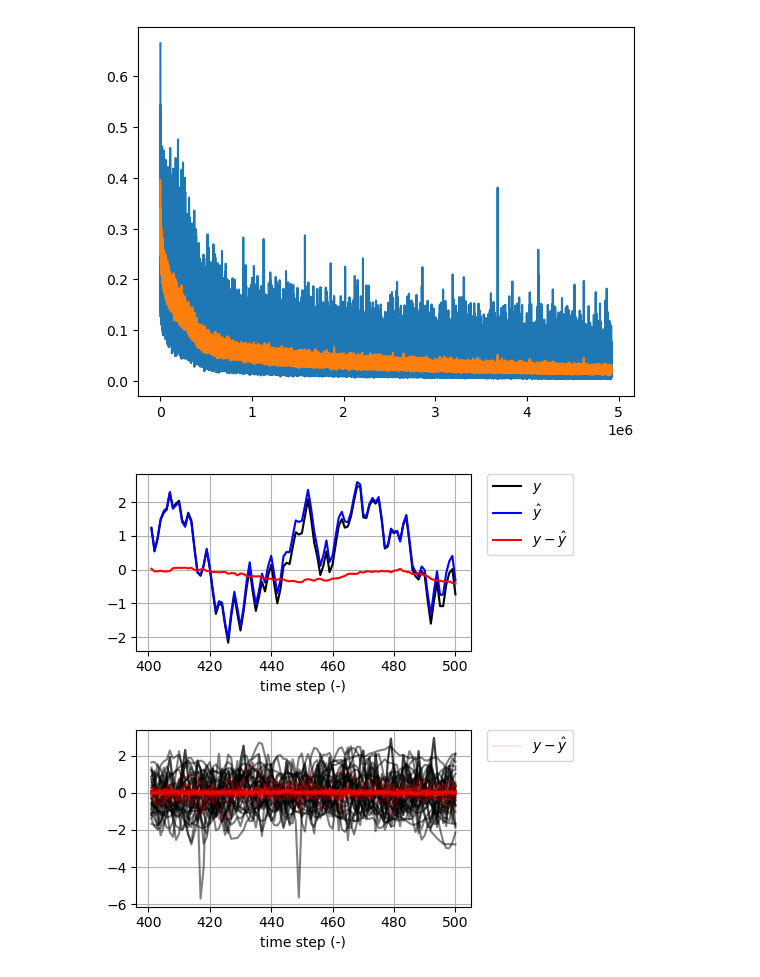
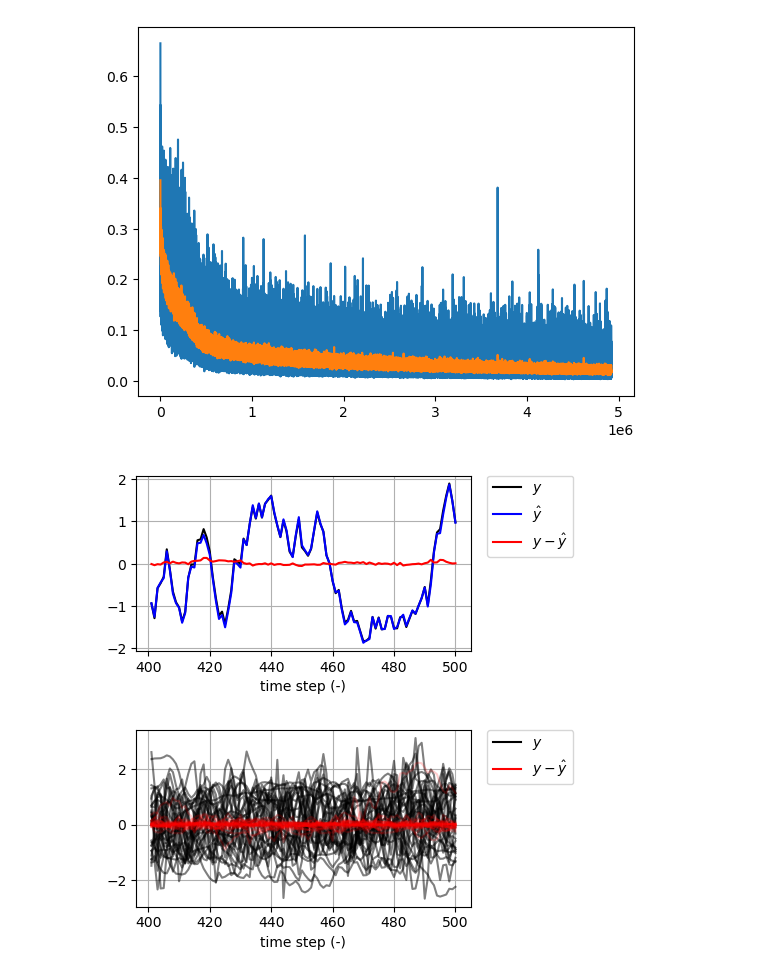
Before and after one commit to forgi86/sysid-transformers, a Jupyter notebook: notebooks/test_sim_wh.ipynb, the cells around one changed output. Saved outputs shown, nothing was run; the diff lists cells and outputs as text; code cells hidden in the pictures.

```diff
--- a/notebooks/test_sim_wh.ipynb
+++ b/notebooks/test_sim_wh.ipynb
@@ -45,7 +46,7 @@ torch.set_float32_matmul_precision("high")
 # %%
 # Create out dir
 out_dir = Path(out_dir)
-exp_data = torch.load(out_dir/"ckpt.pt", map_location=device)
+exp_data = torch.load(out_dir / "ckpt_sim_wh.pt", map_location=device)
 cfg = exp_data["cfg"]
 # For compatibility with initial experiment without seed
 try:
@@ -104,19 +105,19 @@ plt.legend(bbox_to_anchor=(1.05, 1), loc=2, borderaxespad=0.)
 plt.tight_layout()
 plt.savefig(fig_path / "wh_sim_single.pdf")
 # %% [output]
-[figure, old version]
+[figure, new version]
 # %%
 plt.figure(figsize=(5, 2.5))
 #plt.ylim([-3, 3])
 plt.plot(t, batch_y_new.squeeze(-1).T, "k", alpha=0.5);
-plt.plot(t, batch_y_new.squeeze(-1).T[:,-1], "k", alpha=0.5);
+plt.plot(t, np.nan*np.zeros(t.shape), "k", alpha=1.0, label="$y$")
 plt.plot(t, batch_sim_err.squeeze(-1).T, "r", alpha=0.2);
-plt.plot(t, batch_sim_err.squeeze(-1).T[:, -1], "r", alpha=0.1, label="$y - \hat y$");
+plt.plot(t, np.nan*np.zeros(t.shape), "r", alpha=1.0, label="$y - \hat y$");
 plt.grid(True)
 plt.xlabel("time step (-)")
 plt.legend(bbox_to_anchor=(1.05, 1), loc=2, borderaxespad=0.)
 plt.tight_layout()
 plt.savefig(fig_path / "wh_sim_batch.pdf")
 # %% [output]
-[figure, old version]
+[figure, new version]
 # %%
```
Also changed, not shown: parts of 4 cells of this notebook, 5 other files.
